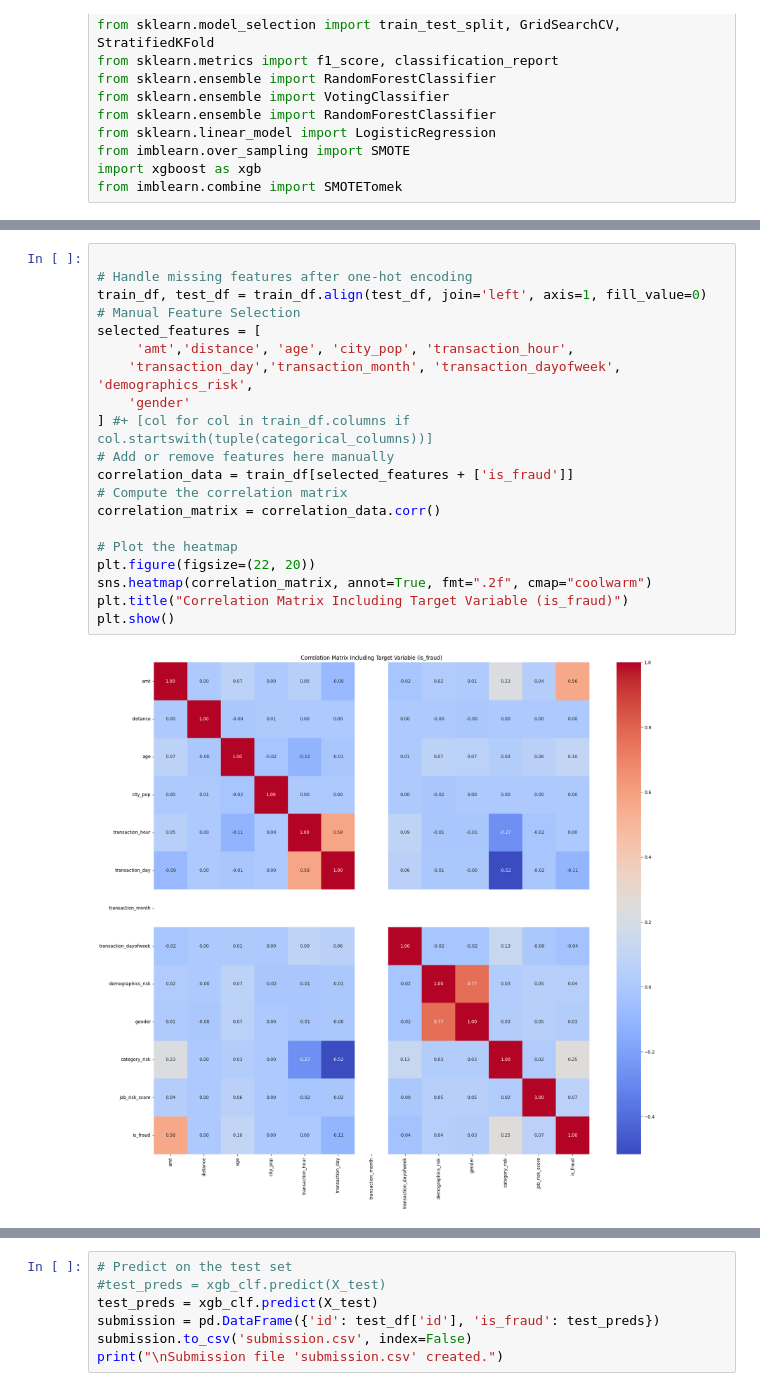
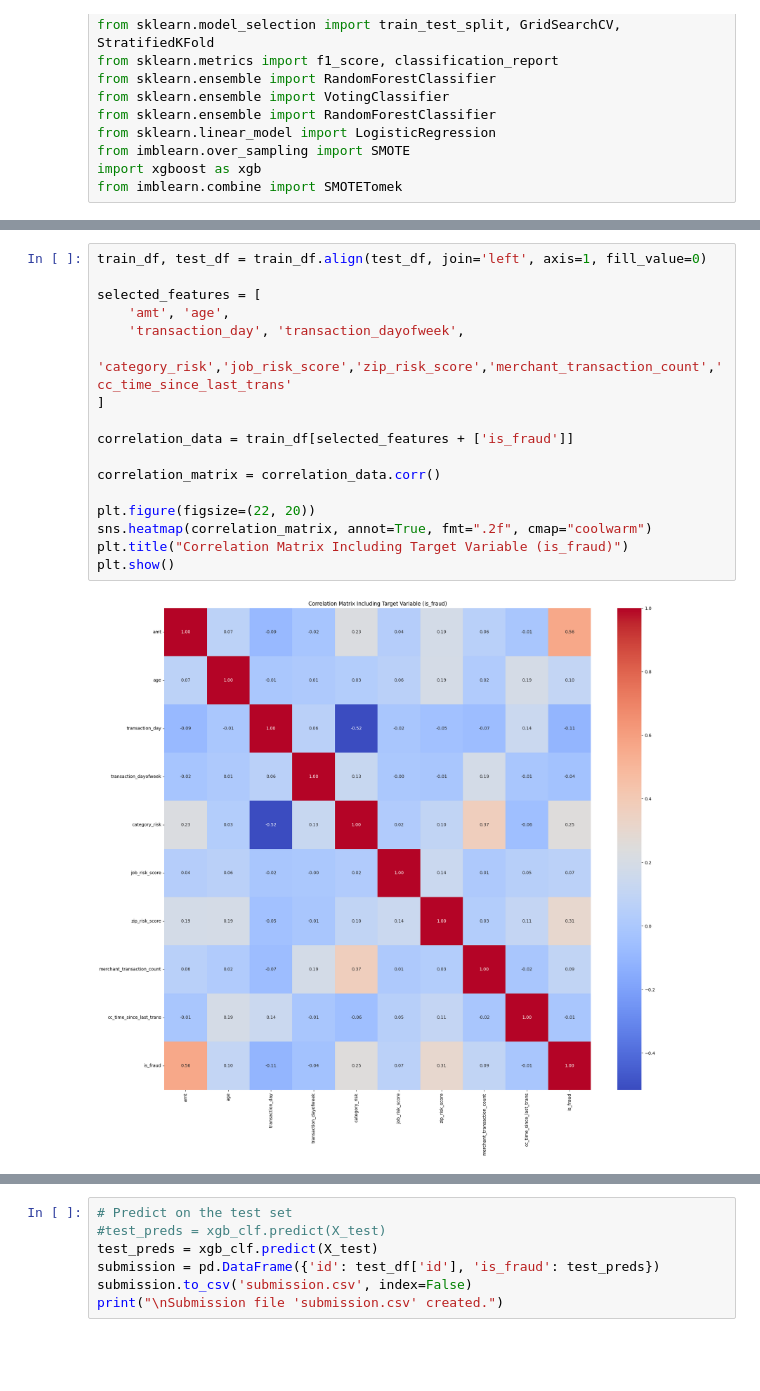
Before and after one commit to jasonzhu03/jzhu33-extra_credit, a Jupyter notebook: credit_card_fraud.ipynb, the cells around one changed output, grey strips where cells are left out. Drawn from its saved outputs; the diff is of its cells as text; blank space fills up the shorter version.

```diff
--- a/credit_card_fraud.ipynb
+++ b/credit_card_fraud.ipynb
@@ -277,22 +212,19 @@ For example, when doing 'df[col].method(value, inplace=True)', try using 'df.met
 # %%
+train_df, test_df = train_df.align(test_df, join='left', axis=1, fill_value=0)
 
-# Handle missing features after one-hot encoding
-train_df, test_df = train_df.align(test_df, join='left', axis=1, fill_value=0)
-# Manual Feature Selection
 selected_features = [
-     'amt','distance', 'age', 'city_pop', 'transaction_hour',
-    'transaction_day','transaction_month', 'transaction_dayofweek', 'demographics_risk',
-    'gender'
-] #+ [col for col in train_df.columns if col.startswith(tuple(categorical_columns))]
-# Add or remove features here manually
+    'amt', 'age',
+    'transaction_day', 'transaction_dayofweek',
+    'category_risk','job_risk_score','zip_risk_score','merchant_transaction_count','cc_time_since_last_trans'
+]
+
 correlation_data = train_df[selected_features + ['is_fraud']]
-# Compute the correlation matrix
+
 correlation_matrix = correlation_data.corr()
 
-# Plot the heatmap
 plt.figure(figsize=(22, 20))
 sns.heatmap(correlation_matrix, annot=True, fmt=".2f", cmap="coolwarm")
 plt.title("Correlation Matrix Including Target Variable (is_fraud)")
 plt.show()
 # %% [output]
-[figure, old version]
+[figure, new version]
```
Also changed, not shown: parts of 8 cells of this notebook.
